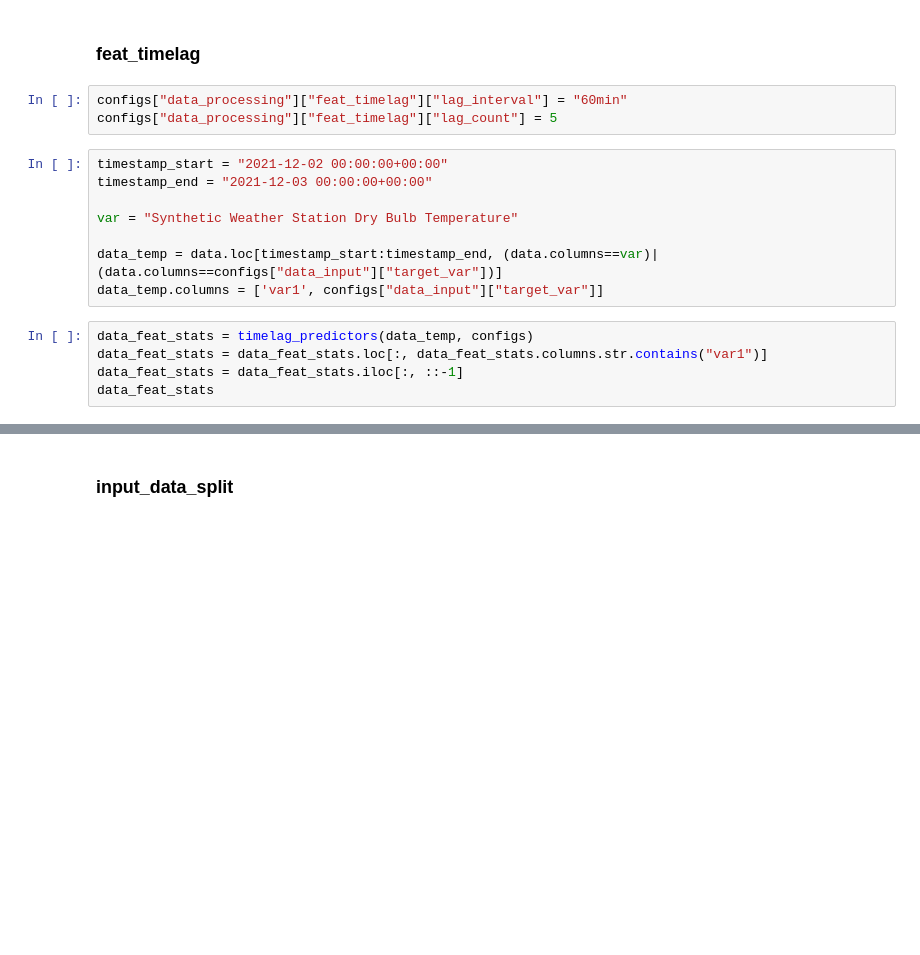
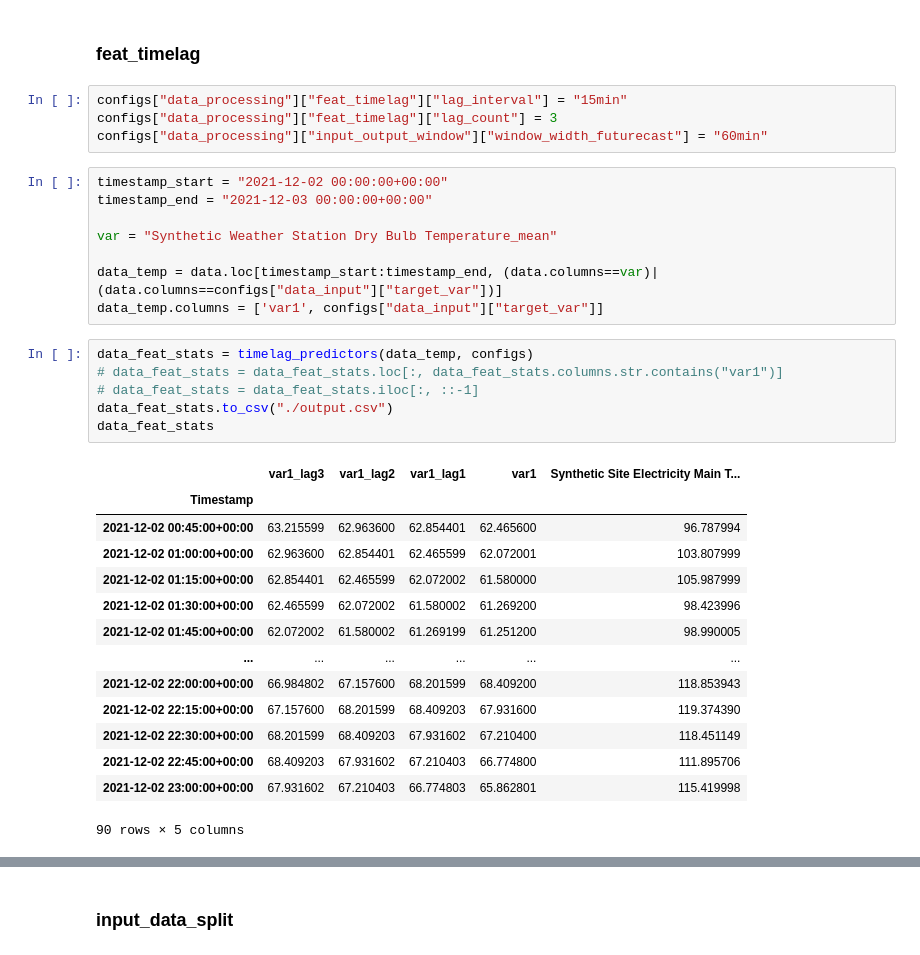
Before and after one commit to NREL/Wattile, a Jupyter notebook: notebooks/exploratory/configs_param_highlights.ipynb, the cells around one changed output, grey strips where cells are left out. Cells and saved outputs as stored; diff of their text form; blank space fills up the shorter version.

```diff
--- a/notebooks/exploratory/configs_param_highlights.ipynb
+++ b/notebooks/exploratory/configs_param_highlights.ipynb
@@ -456,21 +507,38 @@ fig.show()
 # %% [markdown]
 ### feat_timelag
 # %%
-configs["data_processing"]["feat_timelag"]["lag_interval"] = "60min"
-configs["data_processing"]["feat_timelag"]["lag_count"] = 5
+configs["data_processing"]["feat_timelag"]["lag_interval"] = "15min"
+configs["data_processing"]["feat_timelag"]["lag_count"] = 3
+configs["data_processing"]["input_output_window"]["window_width_futurecast"] = "60min"
 # %%
 timestamp_start = "2021-12-02 00:00:00+00:00"
 timestamp_end = "2021-12-03 00:00:00+00:00"
 
-var = "Synthetic Weather Station Dry Bulb Temperature"
+var = "Synthetic Weather Station Dry Bulb Temperature_mean"
 
 data_temp = data.loc[timestamp_start:timestamp_end, (data.columns==var)|(data.columns==configs["data_input"]["target_var"])]
 data_temp.columns = ['var1', configs["data_input"]["target_var"]]
 # %%
 data_feat_stats = timelag_predictors(data_temp, configs)
-data_feat_stats = data_feat_stats.loc[:, data_feat_stats.columns.str.contains("var1")]
-data_feat_stats = data_feat_stats.iloc[:, ::-1]
+# data_feat_stats = data_feat_stats.loc[:, data_feat_stats.columns.str.contains("var1")]
+# data_feat_stats = data_feat_stats.iloc[:, ::-1]
+data_feat_stats.to_csv("./output.csv")
 data_feat_stats
+# %% [output]
+|  | var1_lag3 | var1_lag2 | var1_lag1 | var1 | Synthetic Site Electricity Main T... |
+| Timestamp |  |  |  |  |  |
+| 2021-12-02 00:45:00+00:00 | 63.215599 | 62.963600 | 62.854401 | 62.465600 | 96.787994 |
+| 2021-12-02 01:00:00+00:00 | 62.963600 | 62.854401 | 62.465599 | 62.072001 | 103.807999 |
+| 2021-12-02 01:15:00+00:00 | 62.854401 | 62.465599 | 62.072002 | 61.580000 | 105.987999 |
+| 2021-12-02 01:30:00+00:00 | 62.465599 | 62.072002 | 61.580002 | 61.269200 | 98.423996 |
+| 2021-12-02 01:45:00+00:00 | 62.072002 | 61.580002 | 61.269199 | 61.251200 | 98.990005 |
+| ... | ... | ... | ... | ... | ... |
+| 2021-12-02 22:00:00+00:00 | 66.984802 | 67.157600 | 68.201599 | 68.409200 | 118.853943 |
+| 2021-12-02 22:15:00+00:00 | 67.157600 | 68.201599 | 68.409203 | 67.931600 | 119.374390 |
+| 2021-12-02 22:30:00+00:00 | 68.201599 | 68.409203 | 67.931602 | 67.210400 | 118.451149 |
+| 2021-12-02 22:45:00+00:00 | 68.409203 | 67.931602 | 67.210403 | 66.774800 | 111.895706 |
+| 2021-12-02 23:00:00+00:00 | 67.931602 | 67.210403 | 66.774803 | 65.862801 | 115.419998 |
+90 rows × 5 columns
 # %%
 list_line = ["solid", "dot", "dash", "longdash", "dashdot", "longdashdot"]
 
```
Also changed, not shown: parts of 4 cells of this notebook.
